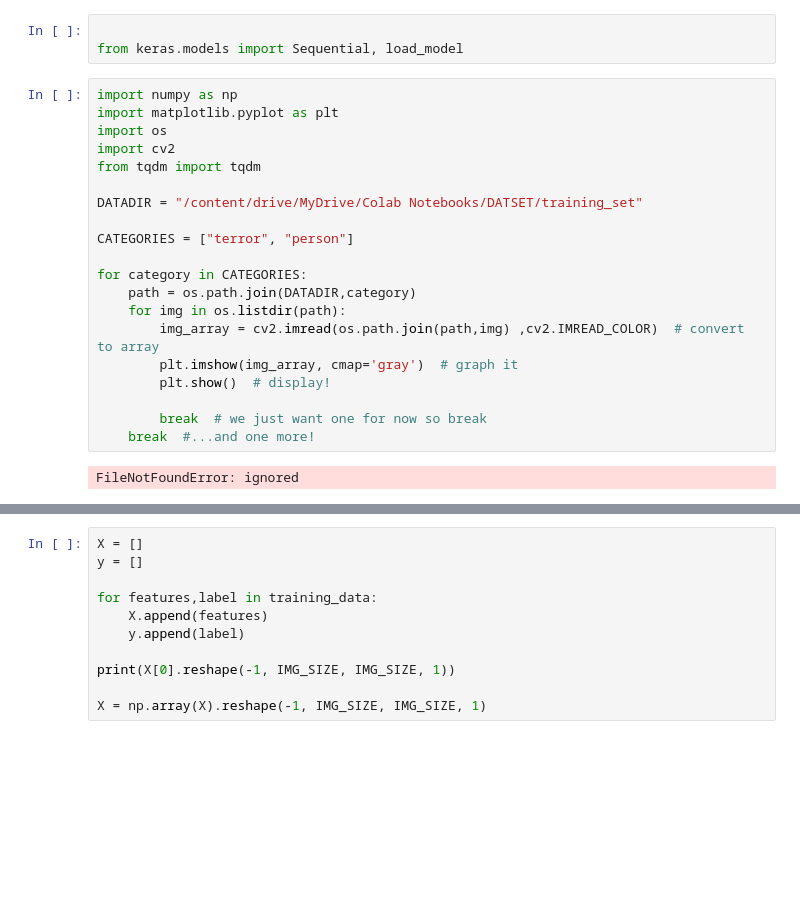
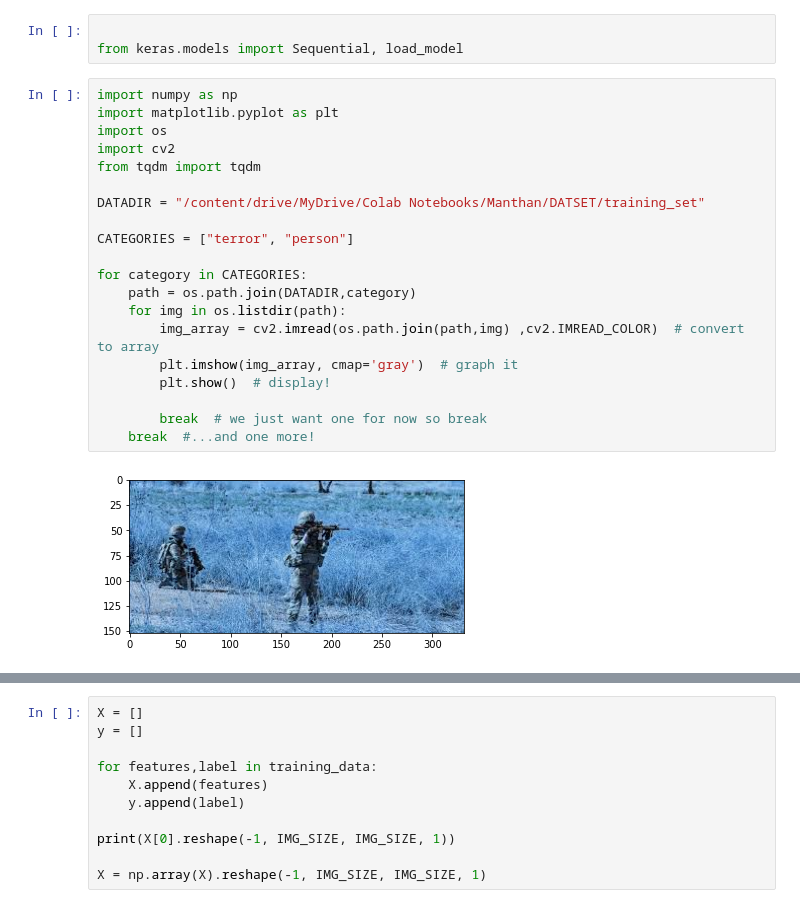
Before and after one commit to gamingflexer/Manthan-Finals, a Jupyter notebook: ML/CNN/CNN.ipynb, the cells around one changed output, grey strips where cells are left out. Cells and saved outputs as stored; diff of their text form; blank space fills up the shorter version.

```diff
--- a/ML/CNN/CNN.ipynb
+++ b/ML/CNN/CNN.ipynb
@@ -11,25 +14,25 @@ from keras.models import Sequential, load_model
 # %%
 import numpy as np
 import matplotlib.pyplot as plt
 import os
 import cv2
 from tqdm import tqdm
 
-DATADIR = "/content/drive/MyDrive/Colab Notebooks/DATSET/training_set"
+DATADIR = "/content/drive/MyDrive/Colab Notebooks/Manthan/DATSET/training_set"
 
 CATEGORIES = ["terror", "person"]
 
 for category in CATEGORIES:
     path = os.path.join(DATADIR,category)
     for img in os.listdir(path):
         img_array = cv2.imread(os.path.join(path,img) ,cv2.IMREAD_COLOR)  # convert to array
         plt.imshow(img_array, cmap='gray')  # graph it
         plt.show()  # display!
 
         break  # we just want one for now so break
     break  #...and one more!
 # %% [output]
-FileNotFoundError: ignored
+[figure, added]
 # %%
 
 
```
Also changed, not shown: parts of 13 cells of this notebook, 11 other files.
